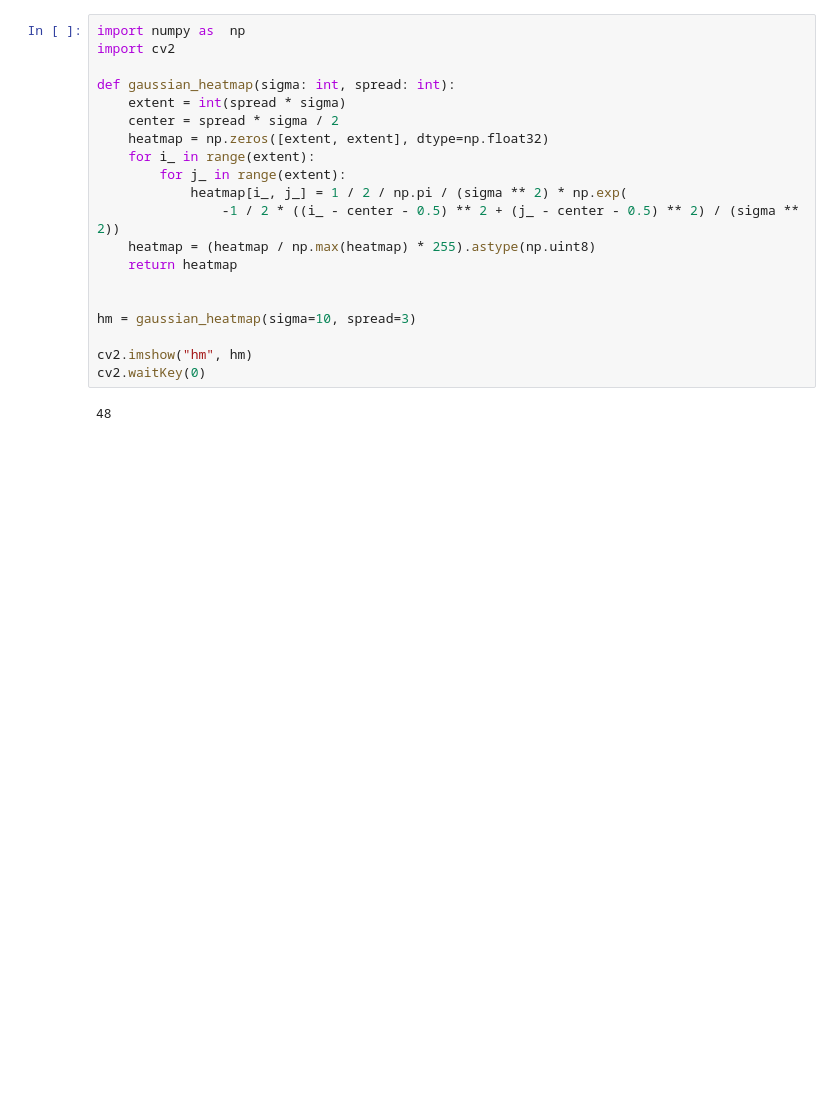
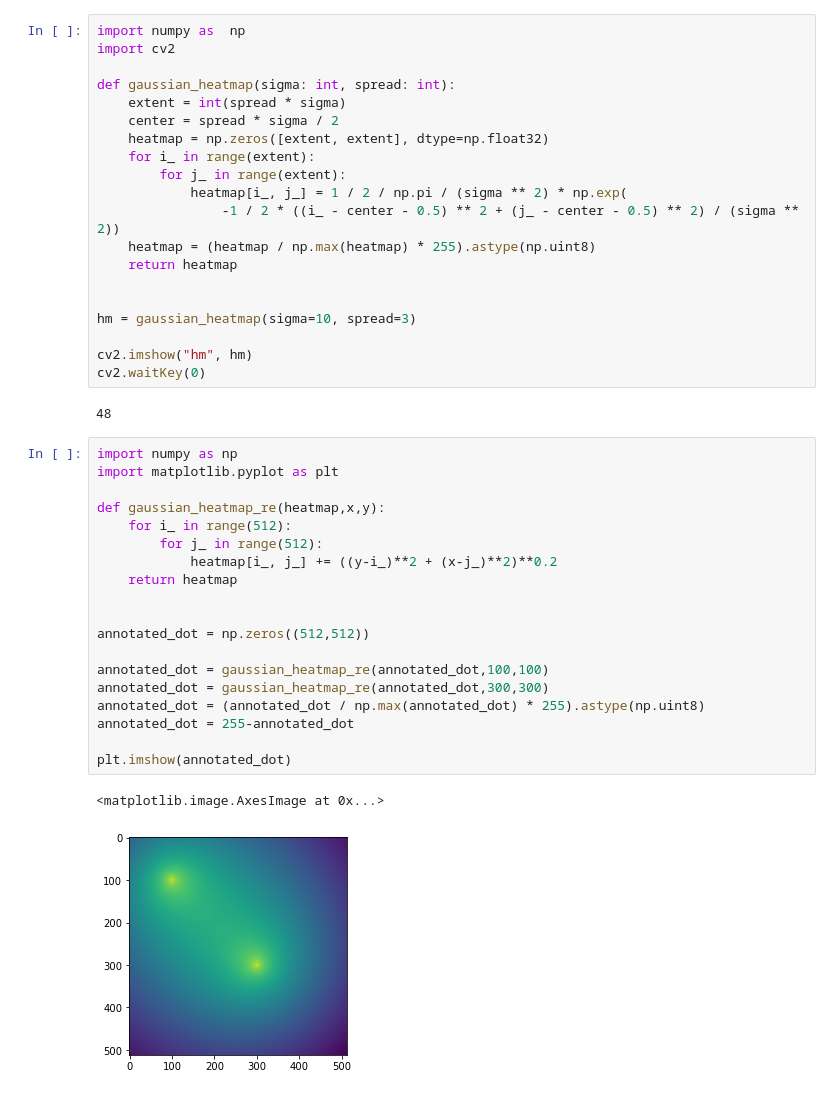
Before and after one commit to hyeonminkim0625/angio, a Jupyter notebook: test.ipynb, the cells around one changed output. Drawn from its saved outputs; the diff is of its cells as text; blank space fills up the shorter version.

```diff
--- a/test.ipynb
+++ b/test.ipynb
@@ -102,3 +149,25 @@ cv2.imshow("hm", hm)
 cv2.waitKey(0)
 # %% [output]
 48
+# %%
+import numpy as np
+import matplotlib.pyplot as plt
+
+def gaussian_heatmap_re(heatmap,x,y):
+    for i_ in range(512):
+        for j_ in range(512):
+            heatmap[i_, j_] += ((y-i_)**2 + (x-j_)**2)**0.2
+    return heatmap
+
+
+annotated_dot = np.zeros((512,512))
+
+annotated_dot = gaussian_heatmap_re(annotated_dot,100,100)
+annotated_dot = gaussian_heatmap_re(annotated_dot,300,300)
+annotated_dot = (annotated_dot / np.max(annotated_dot) * 255).astype(np.uint8)
+annotated_dot = 255-annotated_dot
+
+plt.imshow(annotated_dot)
+# %% [output]
+<matplotlib.image.AxesImage at 0x...>
+[figure, added]
```
Also changed, not shown: parts of 2 cells of this notebook, 5 other files.
